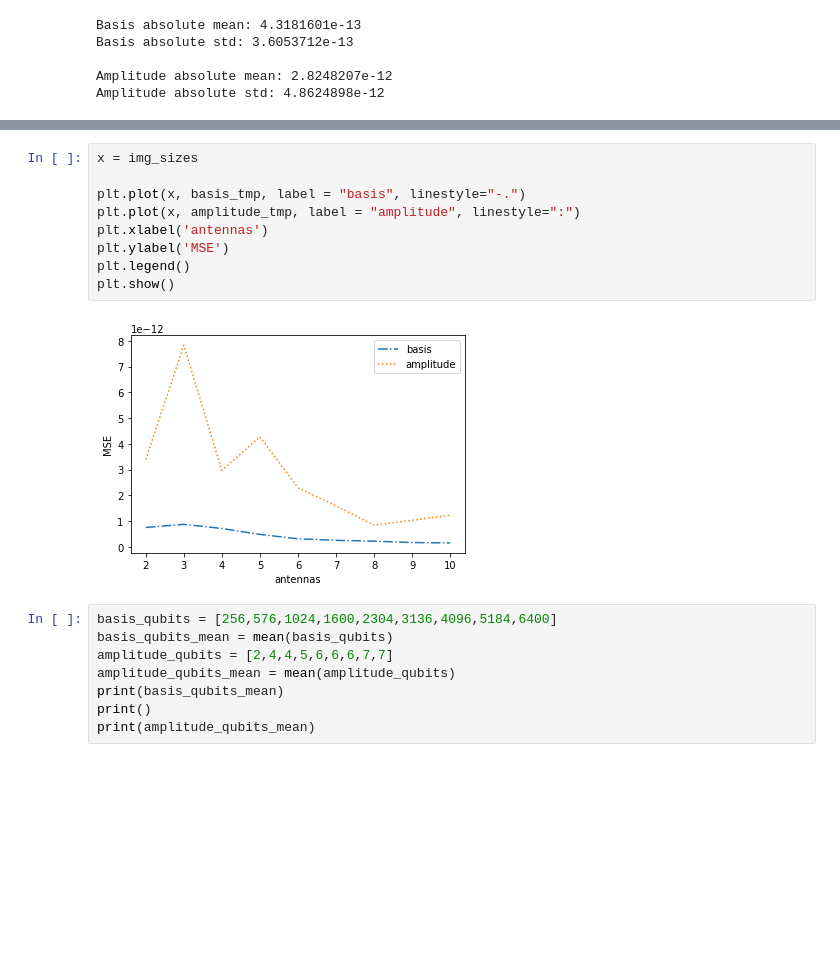
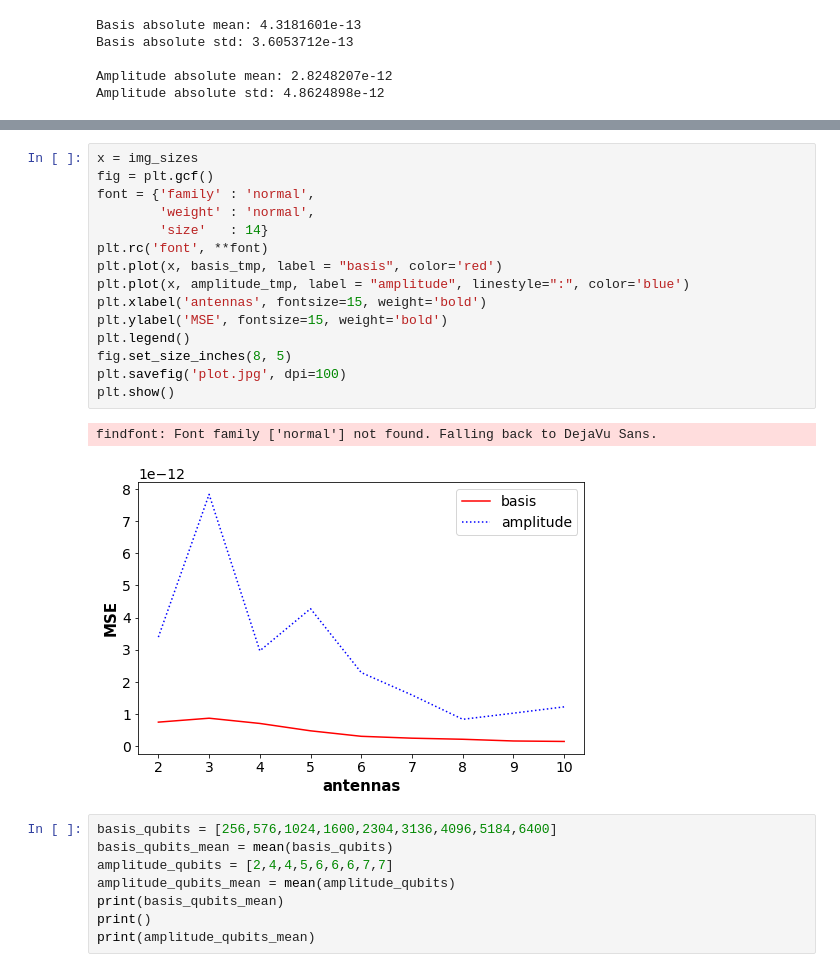
Before and after one commit to QuantumRadioAstronomy/visibility_repr, a Jupyter notebook: IFT_experiments.ipynb, the cells around one changed output, grey strips where cells are left out. Drawn from its saved outputs; the diff is of its cells as text; blank space fills up the shorter version.

Commit message:
plot

```diff
--- a/IFT_experiments.ipynb
+++ b/IFT_experiments.ipynb
@@ -224,14 +242,21 @@ df
 # %%
 x = img_sizes
-
-plt.plot(x, basis_tmp, label = "basis", linestyle="-.")
-plt.plot(x, amplitude_tmp, label = "amplitude", linestyle=":")
-plt.xlabel('antennas')
-plt.ylabel('MSE')
+fig = plt.gcf()
+font = {'family' : 'normal',
+        'weight' : 'normal',
+        'size'   : 14}
+plt.rc('font', **font)
+plt.plot(x, basis_tmp, label = "basis", color='red')
+plt.plot(x, amplitude_tmp, label = "amplitude", linestyle=":", color='blue')
+plt.xlabel('antennas', fontsize=15, weight='bold')
+plt.ylabel('MSE', fontsize=15, weight='bold')
 plt.legend()
+fig.set_size_inches(8, 5)
+plt.savefig('plot.jpg', dpi=100)
 plt.show()
 # %% [output]
+findfont: Font family ['normal'] not found. Falling back to DejaVu Sans.
-[figure, old version]
+[figure, new version]
 # %%
 basis_qubits = [256,576,1024,1600,2304,3136,4096,5184,6400]
 basis_qubits_mean = mean(basis_qubits)
```
Also changed, not shown: parts of 3 cells of this notebook.
